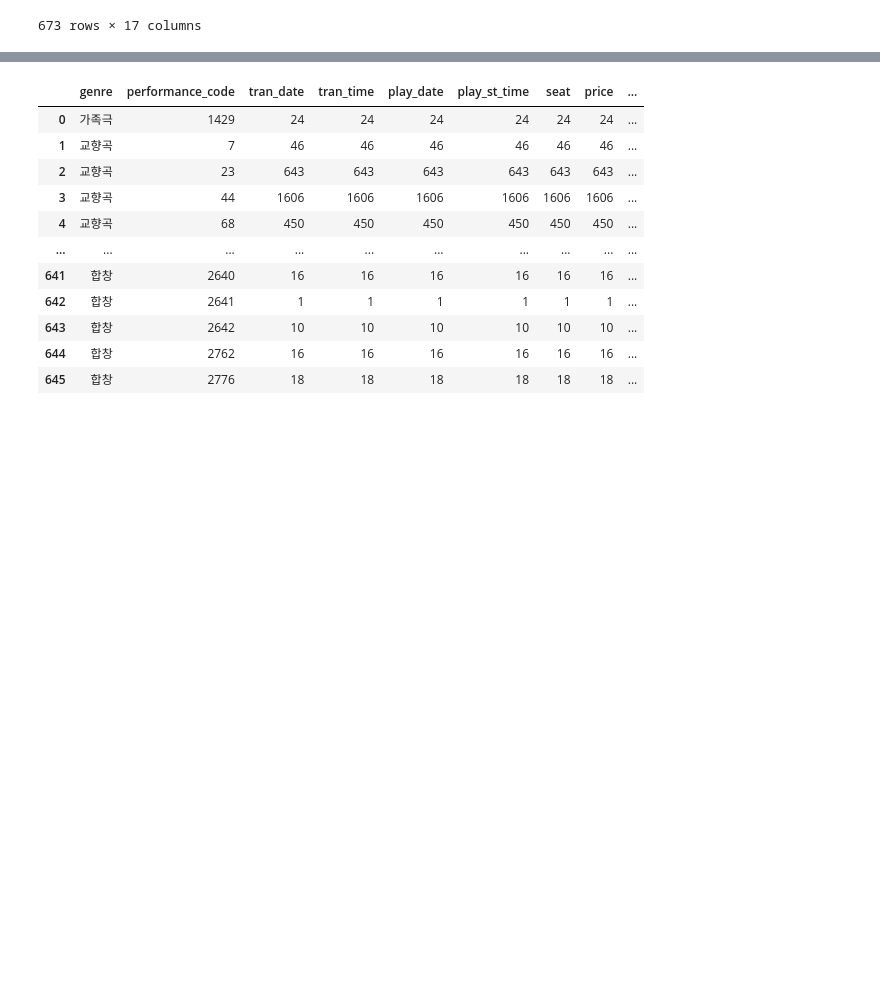
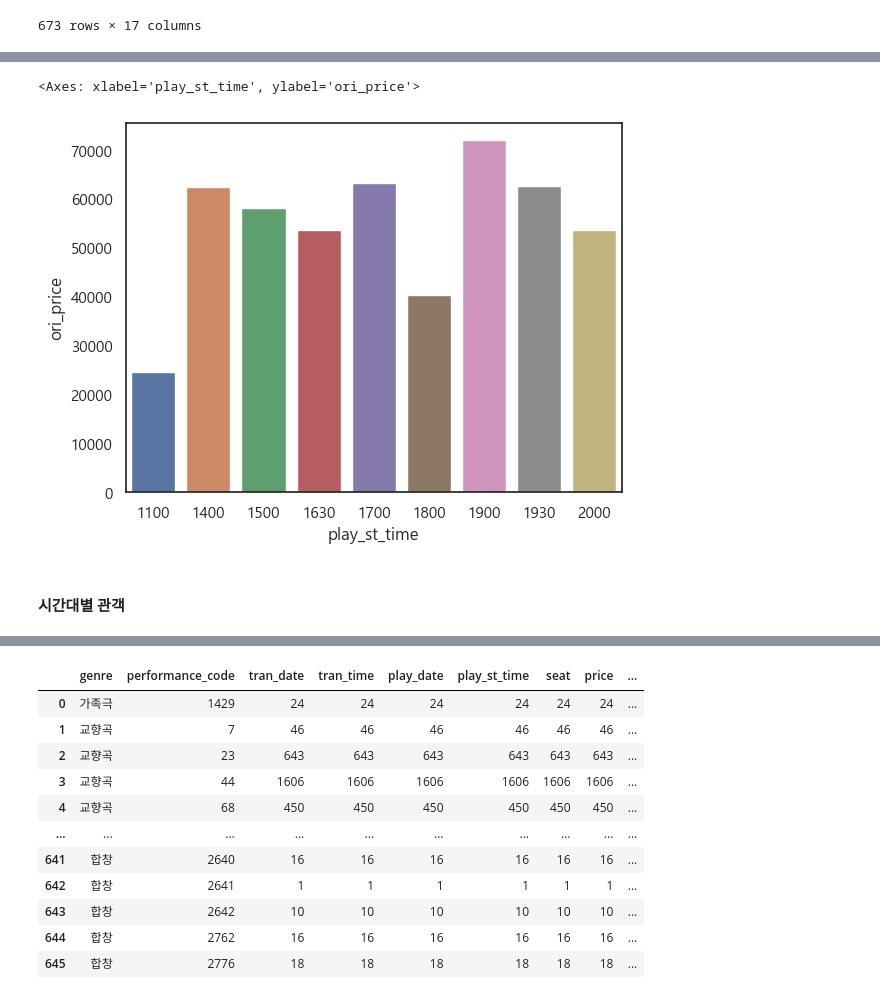
Before and after one commit to damidaa/bigcontest_2023, a Jupyter notebook: new.ipynb, the cells around one changed output, grey strips where cells are left out. Cells and saved outputs as stored; diff of their text form; code cells hidden in the pictures; blank space fills up the shorter version.

```diff
--- a/new.ipynb
+++ b/new.ipynb
@@ -200,0 +203,3 @@ cthall_group_time_pf
+# %%
+cthall_group_time_pf_mean = cthall.groupby(['play_st_time','performance_code'],as_index=False).mean('ori_price')
+cthall_group_time_pf_mean
@@ -201,3 +220,13 @@ cthall_group_time_pf
+# %%
+import seaborn as sns
+
+#시간대별 가격
+sns.barplot(x = cthall_group_time_pf_mean.groupby('play_st_time').mean('ori_price').index, y = cthall_group_time_pf_mean.groupby('play_st_time').mean('ori_price')['ori_price'])
+# %% [output]
+<Axes: xlabel='play_st_time', ylabel='ori_price'>
+[figure, added]
+# %% [markdown]
+#### 시간대별 관객
 # %%
 cthall_group_time_pf.groupby('play_st_time').count().index
 # %% [output]
```
Also changed, not shown: parts of 73 cells of this notebook.
